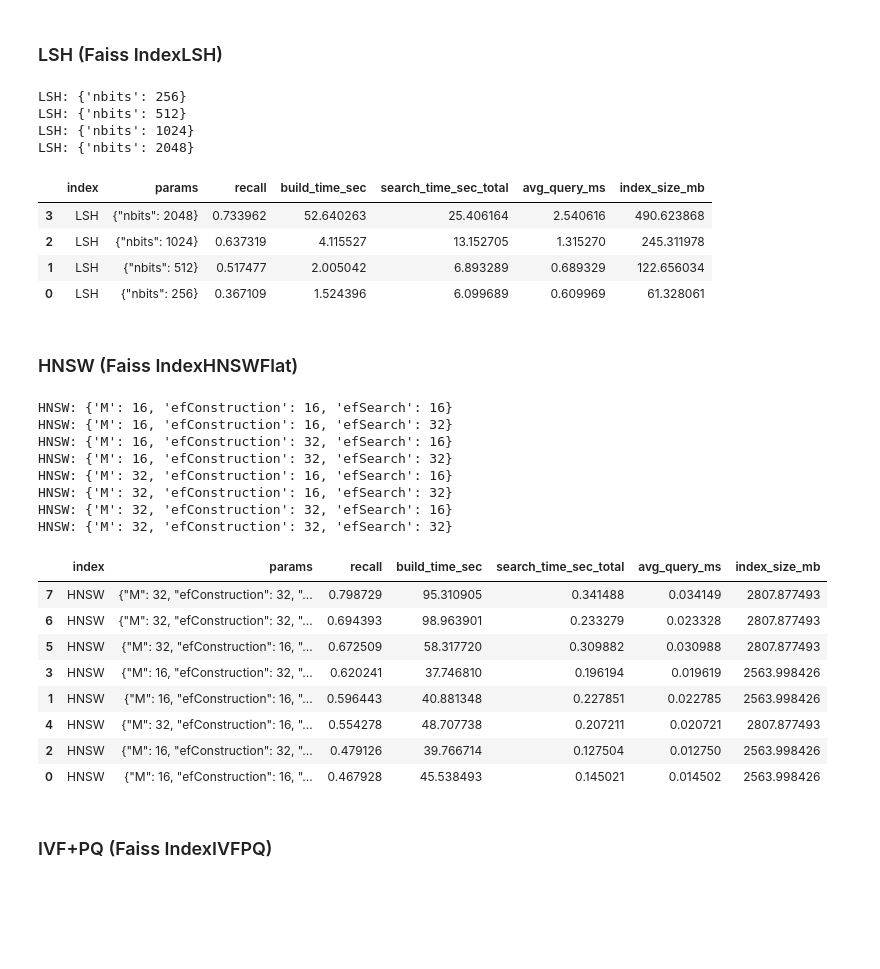
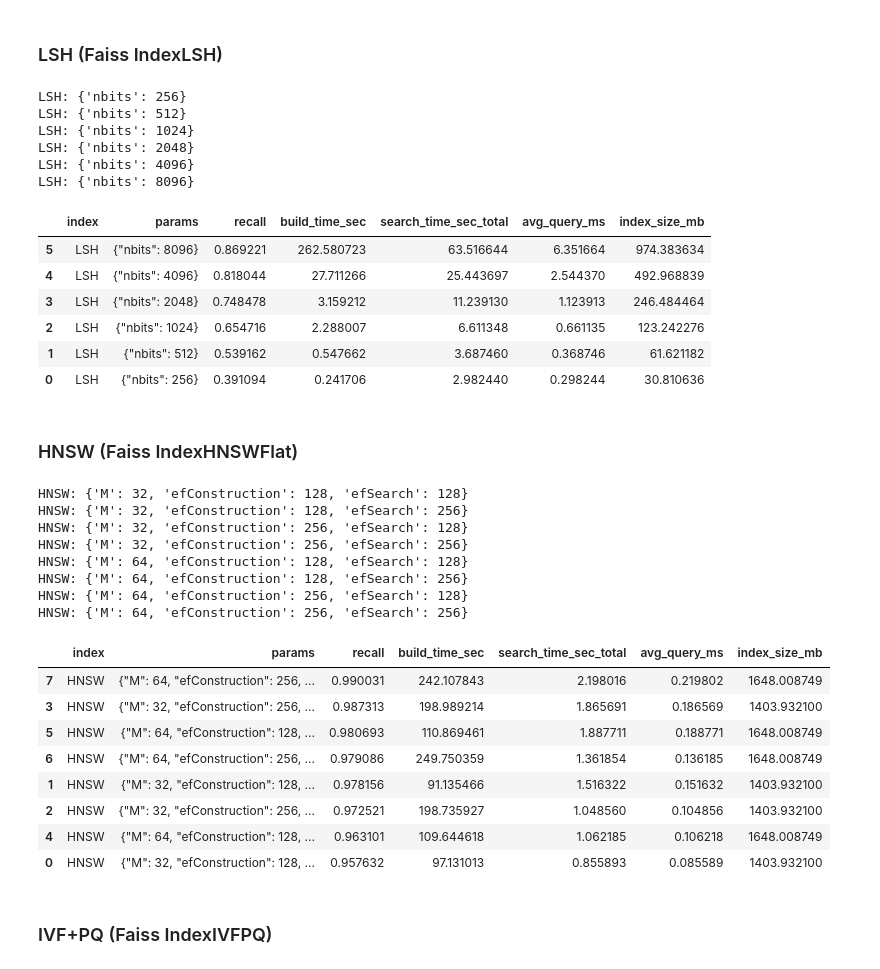
Before and after one commit to pstpn/distributed-algorithms, a Jupyter notebook: vectorsearch/ann.ipynb, the cells around one changed output. Saved outputs shown, nothing was run; the diff lists cells and outputs as text; code cells hidden in the pictures; blank space fills up the shorter version.

```diff
--- a/vectorsearch/ann.ipynb
+++ b/vectorsearch/ann.ipynb
@@ -20,6 +20,7 @@ np.random.seed(SEED)
 random.seed(SEED)
 
 K = 100
+MAX_VECTORS = 1_000_000
 N_QUERIES = 10_000
 DATA_DIR = Path("data")
 LOCAL_FASTTEXT_PATH = DATA_DIR / "crawl-300d-2M.vec"
@@ -58,7 +59,7 @@ def load_fasttext_vec(vec_path: Path, max_vectors=None, dtype=np.float32):
 
 
 dataset_name = "fasttext-crawl-300d-2M"
-xb, ds_meta = load_fasttext_vec(LOCAL_FASTTEXT_PATH)
+xb, ds_meta = load_fasttext_vec(LOCAL_FASTTEXT_PATH, max_vectors=MAX_VECTORS)
 ds_meta
 # %% [output]
 {'source': 'fasttext',
@@ -111,6 +112,7 @@ def index_size_bytes(index) -> int:
 
 def run_benchmark(index_name, params, xb, xq, gt_I, k=100, batch_size=512, train_data=None):
     d = xb.shape[1]
+    metric = faiss.METRIC_INNER_PRODUCT
 
     t0 = time.perf_counter()
 
@@ -121,15 +123,16 @@ def run_benchmark(index_name, params, xb, xq, gt_I, k=100, batch_size=512, train
     elif index_name == "HNSW":
         M = params["M"]
         efc = params["efConstruction"]
-        index = faiss.IndexHNSWFlat(d, M, faiss.METRIC_INNER_PRODUCT)
+        index = faiss.IndexHNSWFlat(d, M, metric)
         index.hnsw.efConstruction = efc
 
     elif index_name == "IVFPQ":
         nlist = params["nlist"]
         m = params["m"]
         nbits = params["nbits"]
+
         quantizer = faiss.IndexFlatIP(d)
-        index = faiss.IndexIVFPQ(quantizer, d, nlist, m, nbits, faiss.METRIC_INNER_PRODUCT)
+        index = faiss.IndexIVFPQ(quantizer, d, nlist, m, nbits, metric)
 
         tr = train_data if train_data is not None else xb
         index.train(tr)
@@ -165,16 +168,19 @@ def run_benchmark(index_name, params, xb, xq, gt_I, k=100, batch_size=512, train
         "avg_query_ms": (search_time / xq.shape[0]) * 1000,
         "index_size_mb": size_b / (1024 * 1024),
     }
+
+
+results = []
 # %% [markdown]
 ### LSH (Faiss IndexLSH)
 # %%
-results = []
-
 lsh_grid = [
     {"nbits": 256},
     {"nbits": 512},
     {"nbits": 1024},
     {"nbits": 2048},
+    {"nbits": 4096},
+    {"nbits": 8096},
 ]
 
 for p in lsh_grid:
@@ -189,45 +195,49 @@ LSH: {'nbits': 256}
 LSH: {'nbits': 512}
 LSH: {'nbits': 1024}
 LSH: {'nbits': 2048}
+LSH: {'nbits': 4096}
+LSH: {'nbits': 8096}
 |  | index | params | recall | build_time_sec | search_time_sec_total | avg_query_ms | index_size_mb |
-| 3 | LSH | {"nbits": 2048} | 0.733962 | 52.640263 | 25.406164 | 2.540616 | 490.623868 |
-| 2 | LSH | {"nbits": 1024} | 0.637319 | 4.115527 | 13.152705 | 1.315270 | 245.311978 |
-| 1 | LSH | {"nbits": 512} | 0.517477 | 2.005042 | 6.893289 | 0.689329 | 122.656034 |
-| 0 | LSH | {"nbits": 256} | 0.367109 | 1.524396 | 6.099689 | 0.609969 | 61.328061 |
+| 5 | LSH | {"nbits": 8096} | 0.869221 | 262.580723 | 63.516644 | 6.351664 | 974.383634 |
+| 4 | LSH | {"nbits": 4096} | 0.818044 | 27.711266 | 25.443697 | 2.544370 | 492.968839 |
+| 3 | LSH | {"nbits": 2048} | 0.748478 | 3.159212 | 11.239130 | 1.123913 | 246.484464 |
+| 2 | LSH | {"nbits": 1024} | 0.654716 | 2.288007 | 6.611348 | 0.661135 | 123.242276 |
+| 1 | LSH | {"nbits": 512} | 0.539162 | 0.547662 | 3.687460 | 0.368746 | 61.621182 |
+| 0 | LSH | {"nbits": 256} | 0.391094 | 0.241706 | 2.982440 | 0.298244 | 30.810636 |
 # %% [markdown]
 ### HNSW (Faiss IndexHNSWFlat)
 # %%
 hnsw_grid = []
-for M in [16, 32]:
-    for efc in [16, 32]:
-        for efs in [16, 32]:
+for M in [32, 64]:
+    for efc in [128, 256]:
+        for efs in [128, 256]:
             hnsw_grid.append({"M": M, "efConstruction": efc, "efSearch": efs})
 
 for p in hnsw_grid:
     print("HNSW:", p)
     res = run_benchmark("HNSW", p, xb, xq, gt_I, k=K)
     results.append(res)
 
 hnsw_df = pd.DataFrame([r for r in results if r["index"] == "HNSW"])
 hnsw_df.sort_values(["recall", "avg_query_ms"], ascending=[False, True]).head(10)
 # %% [output]
-HNSW: {'M': 16, 'efConstruction': 16, 'efSearch': 16}
-HNSW: {'M': 16, 'efConstruction': 16, 'efSearch': 32}
-HNSW: {'M': 16, 'efConstruction': 32, 'efSearch': 16}
-HNSW: {'M': 16, 'efConstruction': 32, 'efSearch': 32}
-HNSW: {'M': 32, 'efConstruction': 16, 'efSearch': 16}
-HNSW: {'M': 32, 'efConstruction': 16, 'efSearch': 32}
-HNSW: {'M': 32, 'efConstruction': 32, 'efSearch': 16}
-HNSW: {'M': 32, 'efConstruction': 32, 'efSearch': 32}
+HNSW: {'M': 32, 'efConstruction': 128, 'efSearch': 128}
+HNSW: {'M': 32, 'efConstruction': 128, 'efSearch': 256}
+HNSW: {'M': 32, 'efConstruction': 256, 'efSearch': 128}
+HNSW: {'M': 32, 'efConstruction': 256, 'efSearch': 256}
+HNSW: {'M': 64, 'efConstruction': 128, 'efSearch': 128}
+HNSW: {'M': 64, 'efConstruction': 128, 'efSearch': 256}
+HNSW: {'M': 64, 'efConstruction': 256, 'efSearch': 128}
+HNSW: {'M': 64, 'efConstruction': 256, 'efSearch': 256}
 |  | index | params | recall | build_time_sec | search_time_sec_total | avg_query_ms | index_size_mb |
-| 7 | HNSW | {"M": 32, "efConstruction": 32, "... | 0.798729 | 95.310905 | 0.341488 | 0.034149 | 2807.877493 |
-| 6 | HNSW | {"M": 32, "efConstruction": 32, "... | 0.694393 | 98.963901 | 0.233279 | 0.023328 | 2807.877493 |
-| 5 | HNSW | {"M": 32, "efConstruction": 16, "... | 0.672509 | 58.317720 | 0.309882 | 0.030988 | 2807.877493 |
-| 3 | HNSW | {"M": 16, "efConstruction": 32, "... | 0.620241 | 37.746810 | 0.196194 | 0.019619 | 2563.998426 |
-| 1 | HNSW | {"M": 16, "efConstruction": 16, "... | 0.596443 | 40.881348 | 0.227851 | 0.022785 | 2563.998426 |
-| 4 | HNSW | {"M": 32, "efConstruction": 16, "... | 0.554278 | 48.707738 | 0.207211 | 0.020721 | 2807.877493 |
-| 2 | HNSW | {"M": 16, "efConstruction": 32, "... | 0.479126 | 39.766714 | 0.127504 | 0.012750 | 2563.998426 |
-| 0 | HNSW | {"M": 16, "efConstruction": 16, "... | 0.467928 | 45.538493 | 0.145021 | 0.014502 | 2563.998426 |
+| 7 | HNSW | {"M": 64, "efConstruction": 256, ... | 0.990031 | 242.107843 | 2.198016 | 0.219802 | 1648.008749 |
+| 3 | HNSW | {"M": 32, "efConstruction": 256, ... | 0.987313 | 198.989214 | 1.865691 | 0.186569 | 1403.932100 |
+| 5 | HNSW | {"M": 64, "efConstruction": 128, ... | 0.980693 | 110.869461 | 1.887711 | 0.188771 | 1648.008749 |
+| 6 | HNSW | {"M": 64, "efConstruction": 256, ... | 0.979086 | 249.750359 | 1.361854 | 0.136185 | 1648.008749 |
+| 1 | HNSW | {"M": 32, "efConstruction": 128, ... | 0.978156 | 91.135466 | 1.516322 | 0.151632 | 1403.932100 |
+| 2 | HNSW | {"M": 32, "efConstruction": 256, ... | 0.972521 | 198.735927 | 1.048560 | 0.104856 | 1403.932100 |
+| 4 | HNSW | {"M": 64, "efConstruction": 128, ... | 0.963101 | 109.644618 | 1.062185 | 0.106218 | 1648.008749 |
+| 0 | HNSW | {"M": 32, "efConstruction": 128, ... | 0.957632 | 97.131013 | 0.855893 | 0.085589 | 1403.932100 |
 # %% [markdown]
 ### IVF+PQ (Faiss IndexIVFPQ)
 # %%
```
Also changed, not shown: parts of 5 cells of this notebook.
